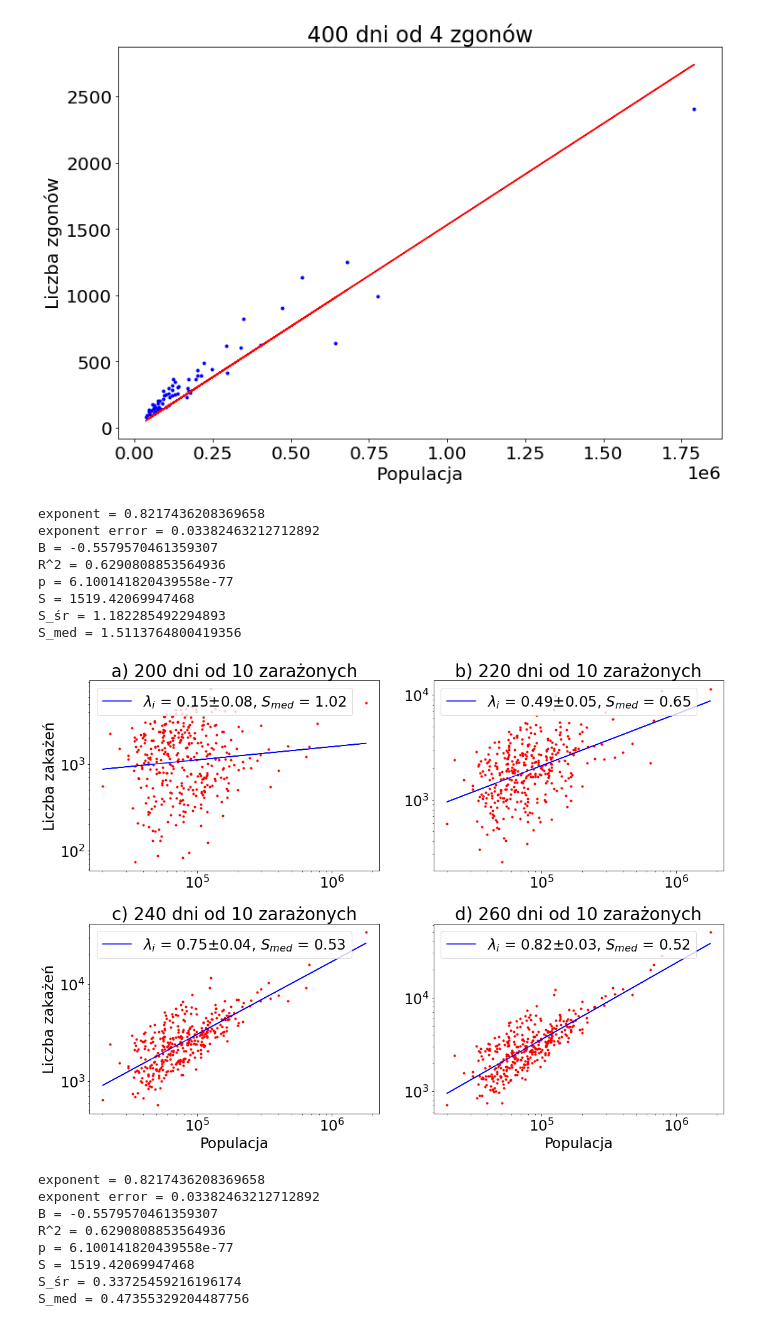
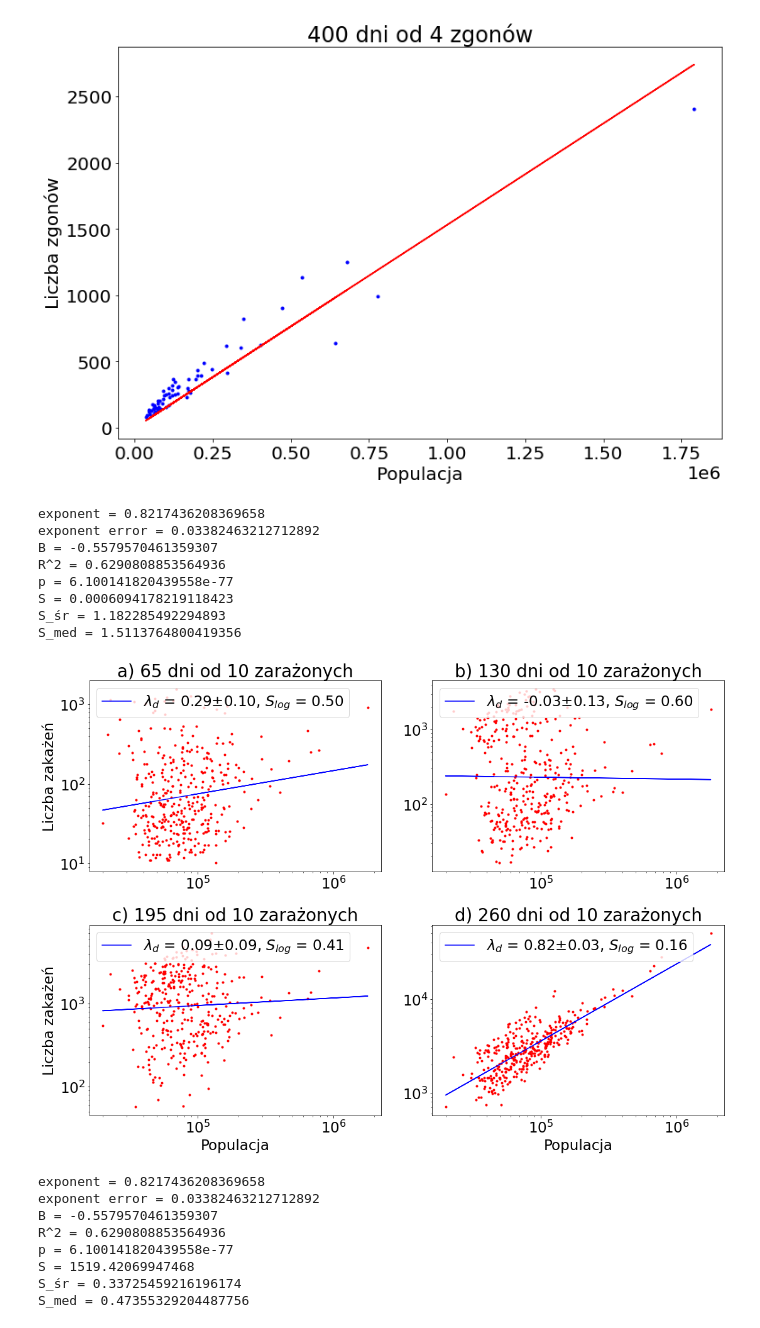
Before and after one commit to mis723/Analiza-COVID-w-Polsce, a Jupyter notebook: analiza_danych.ipynb, the cells around one changed output. Drawn from its saved outputs; the diff is of its cells as text; code cells hidden in the pictures.

```diff
--- a/analiza_danych.ipynb
+++ b/analiza_danych.ipynb
@@ -180,42 +143,42 @@ plt.rcParams["figure.figsize"] = (16,11.5)
 #plt.rcParams["figure.figsize"] = (18,12)
 plt.rcParams.update({'font.size': 23})
 
-pandemic_day_num1 = 200
-pandemic_day_num2 = 220
-pandemic_day_num3 = 240
+pandemic_day_num1 = 65
+pandemic_day_num2 = 130
+pandemic_day_num3 = 195
 pandemic_day_num4 = 260
 
 x1 = infections.loc[infections['pandemic_day'] == pandemic_day_num1, 'population']
 y1 = infections.loc[infections['pandemic_day'] == pandemic_day_num1, 'infected_mean']
 x2 = infections.loc[infections['pandemic_day'] == pandemic_day_num2, 'population']
 y2 = infections.loc[infections['pandemic_day'] == pandemic_day_num2, 'infected_mean']
 x3 = infections.loc[infections['pandemic_day'] == pandemic_day_num3, 'population']
 y3 = infections.loc[infections['pandemic_day'] == pandemic_day_num3, 'infected_mean']
 x4 = infections.loc[infections['pandemic_day'] == pandemic_day_num4, 'population']
 y4 = infections.loc[infections['pandemic_day'] == pandemic_day_num4, 'infected_mean']
 
 
-a, b, a_err, R2, p, S, S_div, S_med = fit_n_plot_loglog_statsmodels_x4(x1, y1, x2, y2, x3, y3, x4, y4, "a) "+str(pandemic_day_num1)+" dni od 10 zarażonych", "b) "+str(pandemic_day_num2)+" dni od 10 zarażonych", "c) "+str(pandemic_day_num3)+" dni od 10 zarażonych", "d) "+str(pandemic_day_num4)+" dni od 10 zarażonych", "Populacja", "Liczba zakażeń")
+a, b, a_err, R2, p, S, S_div, S_med = fit_n_plot_loglog_statsmodels_x4_nans_fix_new(x1, y1, x2, y2, x3, y3, x4, y4, "a) "+str(pandemic_day_num1)+" dni od 10 zarażonych", "b) "+str(pandemic_day_num2)+" dni od 10 zarażonych", "c) "+str(pandemic_day_num3)+" dni od 10 zarażonych", "d) "+str(pandemic_day_num4)+" dni od 10 zarażonych", "Populacja", "Liczba zakażeń")
 print("exponent = "+str(a))
 print("exponent error = "+str(a_err))
 print("B = "+str(b))
 print("R^2 = "+str(R2))
 print("p = "+str(p))
 print("S = "+str(S))
 print("S_śr = "+str(S_div))
 print("S_med = "+str(S_med))
 
 plt.savefig("inf_pop_"+str(pandemic_day_num1)+"_days.pdf")
 # %% [output]
 exponent = 0.8217436208369658
 exponent error = 0.03382463212712892
 B = -0.5579570461359307
 R^2 = 0.6290808853564936
 p = 6.100141820439558e-77
-S = 1519.42069947468
+S = 0.0006094178219118423
 S_śr = 1.182285492294893
 S_med = 1.5113764800419356
-[figure, old version]
+[figure, new version]
 # %%
 #Wykres całkowitej liczby przypadków od populacji dla wybranego dnia pandemii razem z dopasowaniem
 #skala log-log
```
Also changed, not shown: parts of 10 cells of this notebook, 50 other files.
